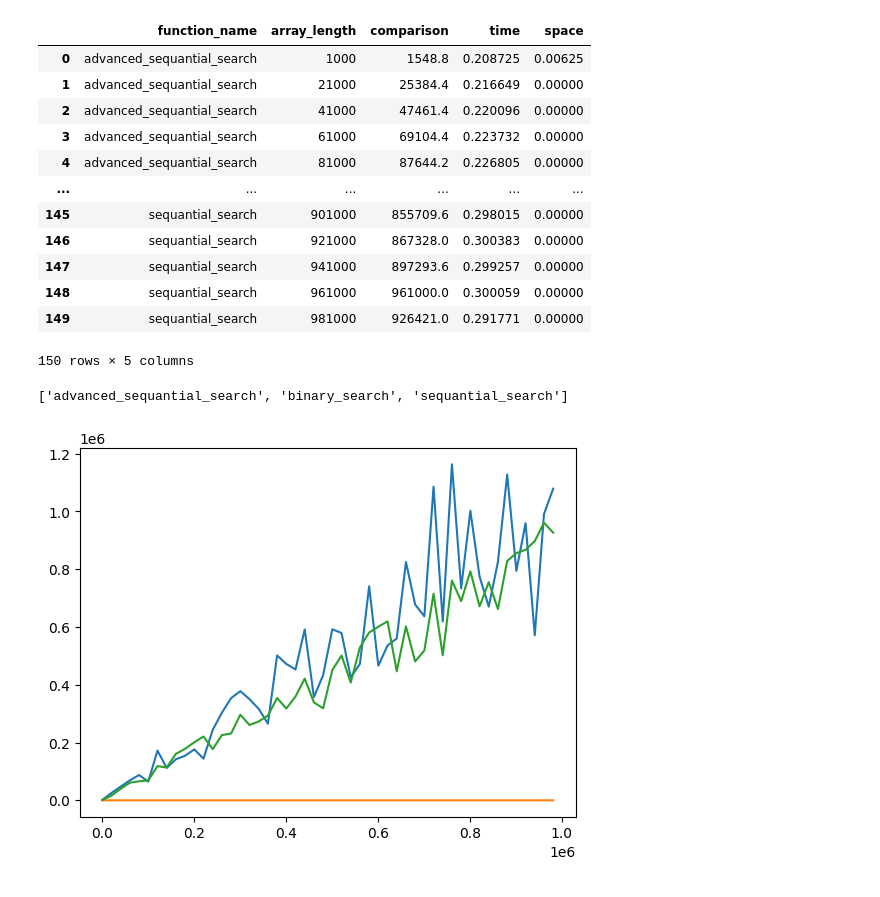
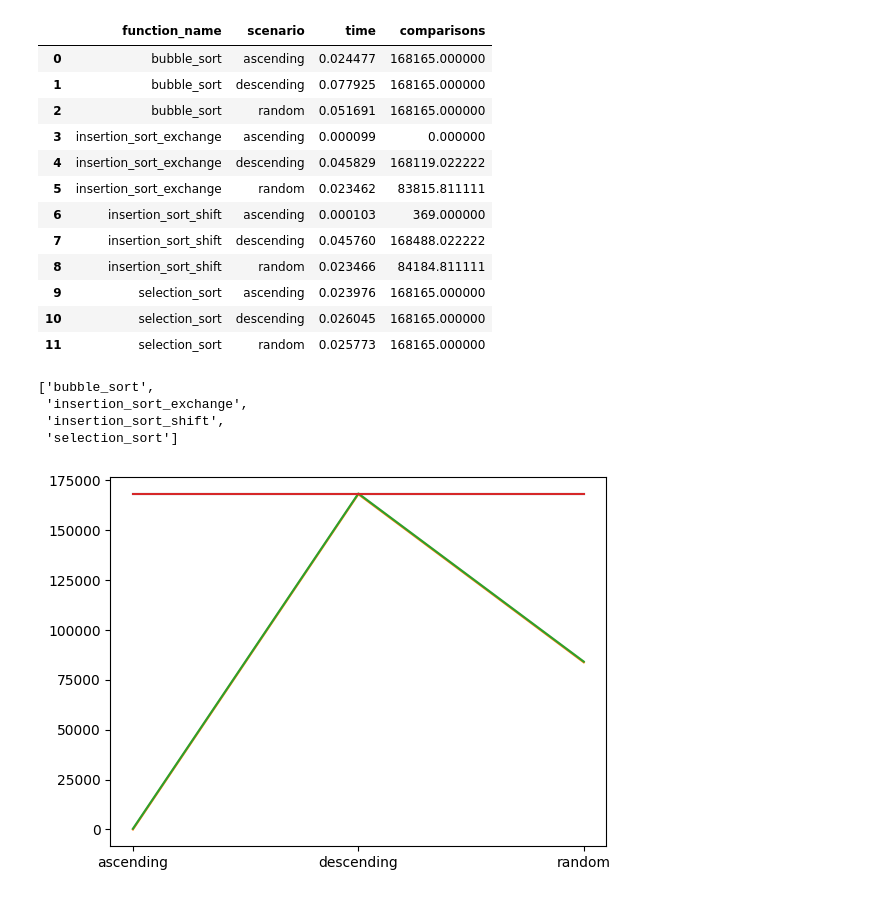
Before and after one commit to ahmed3991/AdvancedAlgorithmsTP, a Jupyter notebook: EDA.ipynb, the cells around one changed output. Saved outputs shown, nothing was run; the diff lists cells and outputs as text; code cells hidden in the pictures.

```diff
--- a/EDA.ipynb
+++ b/EDA.ipynb
@@ -6,7 +2,7 @@ hello , this is a notebook for analysing the results.csv
 import pandas as pd
 import matplotlib.pyplot as plt
 
-df = pd.read_csv('results.csv')
+df = pd.read_csv('sorting_results.csv')
 
 df
 # %% [output]
@@ -26,34 +22,40 @@ df
 # %%
-group_columns = ['function_name', 'array_length']
-cal_columns = ['comparison', 'time','space']
+group_columns = ['function_name', 'scenario']
+cal_columns = ['time', 'comparisons']
 # %%
-group_df = df.groupby(group_columns,as_index=False).mean()
+group_df = df.groupby(group_columns, as_index=False).agg({
+    'time': 'mean',
+    'comparisons': 'mean'
+})
 # %%
 calculated_results = group_df[group_columns+cal_columns]
 
 calculated_results
 # %% [output]
-|  | function_name | array_length | comparison | time | space |
-| 0 | advanced_sequantial_search | 1000 | 1548.8 | 0.208725 | 0.00625 |
-| 1 | advanced_sequantial_search | 21000 | 25384.4 | 0.216649 | 0.00000 |
-| 2 | advanced_sequantial_search | 41000 | 47461.4 | 0.220096 | 0.00000 |
-| 3 | advanced_sequantial_search | 61000 | 69104.4 | 0.223732 | 0.00000 |
-| 4 | advanced_sequantial_search | 81000 | 87644.2 | 0.226805 | 0.00000 |
-| ... | ... | ... | ... | ... | ... |
-| 145 | sequantial_search | 901000 | 855709.6 | 0.298015 | 0.00000 |
-| 146 | sequantial_search | 921000 | 867328.0 | 0.300383 | 0.00000 |
-| 147 | sequantial_search | 941000 | 897293.6 | 0.299257 | 0.00000 |
-| 148 | sequantial_search | 961000 | 961000.0 | 0.300059 | 0.00000 |
-| 149 | sequantial_search | 981000 | 926421.0 | 0.291771 | 0.00000 |
+|  | function_name | scenario | time | comparisons |
+| 0 | bubble_sort | ascending | 0.024477 | 168165.000000 |
+| 1 | bubble_sort | descending | 0.077925 | 168165.000000 |
+| 2 | bubble_sort | random | 0.051691 | 168165.000000 |
+| 3 | insertion_sort_exchange | ascending | 0.000099 | 0.000000 |
+| 4 | insertion_sort_exchange | descending | 0.045829 | 168119.022222 |
+| 5 | insertion_sort_exchange | random | 0.023462 | 83815.811111 |
+| 6 | insertion_sort_shift | ascending | 0.000103 | 369.000000 |
+| 7 | insertion_sort_shift | descending | 0.045760 | 168488.022222 |
+| 8 | insertion_sort_shift | random | 0.023466 | 84184.811111 |
+| 9 | selection_sort | ascending | 0.023976 | 168165.000000 |
+| 10 | selection_sort | descending | 0.026045 | 168165.000000 |
+| 11 | selection_sort | random | 0.025773 | 168165.000000 |
-150 rows × 5 columns
 # %%
 function_names = list(calculated_results['function_name'].unique())
 function_names
 # %% [output]
-['advanced_sequantial_search', 'binary_search', 'sequantial_search']
+['bubble_sort',
+ 'insertion_sort_exchange',
+ 'insertion_sort_shift',
+ 'selection_sort']
 # %%
 for function_name in function_names:
     df_plot = calculated_results[calculated_results['function_name'] == function_name]
-    plt.plot(df_plot['array_length'], df_plot['comparison'],label=function_name)
+    plt.plot(df_plot['scenario'], df_plot['comparisons'],label=function_name)
 # %% [output]
-[figure, old version]
+[figure, new version]
```
Also changed, not shown: parts of 5 cells of this notebook.
